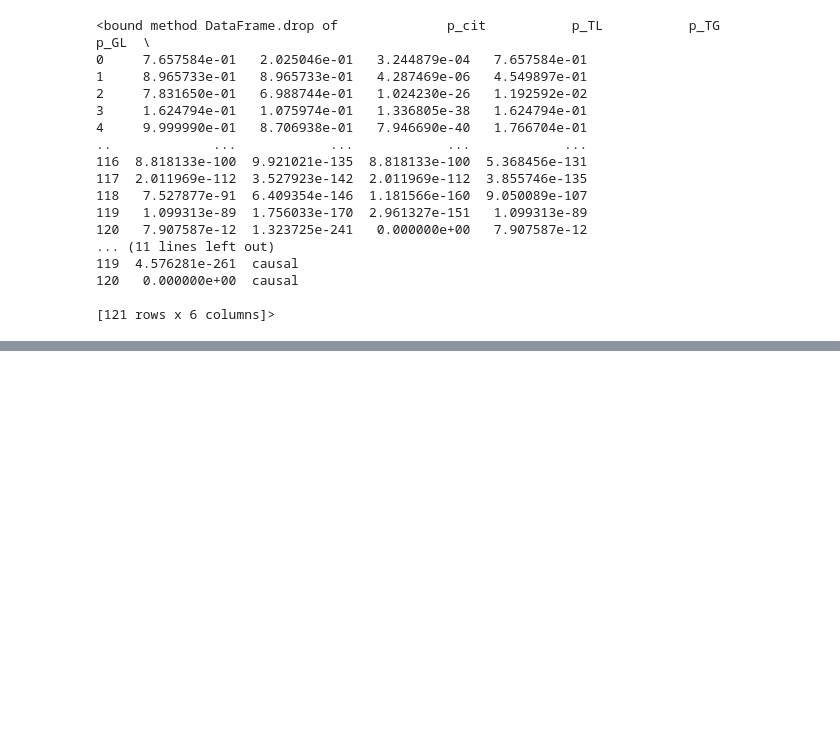
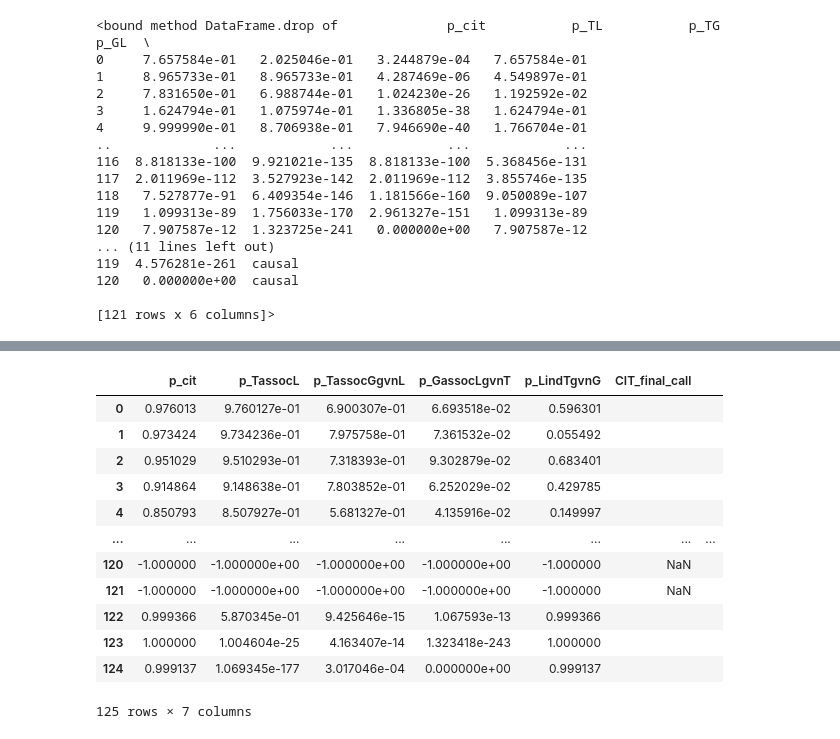
Before and after one commit to BIRDSgroup/NLCD, a Jupyter notebook: thirdApproach/process_result.ipynb, the cells around one changed output, grey strips where cells are left out. Cells and saved outputs as stored; diff of their text form; code cells hidden in the pictures; blank space fills up the shorter version.

Commit message:
compared the results with CIT

```diff
--- a/thirdApproach/process_result.ipynb
+++ b/thirdApproach/process_result.ipynb
@@ -3,9 +3,9 @@ import pickle
 import matplotlib.pyplot as plt
 import seaborn as sns
 # %%
-fer=open("../LinearDifferentvalues/dataset_params_Linear0to1.txt","r")
+fer=open("../LinearDifferentvalues/dataset_params_bola.txt","r")
 dataset_names=[]
-for i in range(0,121):
+for i in range(0,125):
     line=fer.readline()
     line="_".join(line.split())
     dataset_names.append(line)
@@ -143,5 +165,5 @@ presults[presults['final_call']=='causal'].shape[0]
 # %%
-citresults= pd.read_csv("../LinearDifferentvalues/CIT_testing/results_cit_Linear100datapoints.csv")
+citresults= pd.read_csv("../LinearDifferentvalues/CIT_testing/result_half_sine.csv")
 # %%
 citresults.drop
 # %% [output]
@@ -168,0 +213,16 @@ citresults[""]=" "
+# %%
+citresults
+# %% [output]
+|  | p_cit | p_TassocL | p_TassocGgvnL | p_GassocLgvnT | p_LindTgvnG | CIT_final_call |  |
+| 0 | 0.976013 | 9.760127e-01 | 6.900307e-01 | 6.693518e-02 | 0.596301 |  |  |
+| 1 | 0.973424 | 9.734236e-01 | 7.975758e-01 | 7.361532e-02 | 0.055492 |  |  |
+| 2 | 0.951029 | 9.510293e-01 | 7.318393e-01 | 9.302879e-02 | 0.683401 |  |  |
+| 3 | 0.914864 | 9.148638e-01 | 7.803852e-01 | 6.252029e-02 | 0.429785 |  |  |
+| 4 | 0.850793 | 8.507927e-01 | 5.681327e-01 | 4.135916e-02 | 0.149997 |  |  |
+| ... | ... | ... | ... | ... | ... | ... | ... |
+| 120 | -1.000000 | -1.000000e+00 | -1.000000e+00 | -1.000000e+00 | -1.000000 | NaN |  |
+| 121 | -1.000000 | -1.000000e+00 | -1.000000e+00 | -1.000000e+00 | -1.000000 | NaN |  |
+| 122 | 0.999366 | 5.870345e-01 | 9.425646e-15 | 1.067593e-13 | 0.999366 |  |  |
+| 123 | 1.000000 | 1.004604e-25 | 4.163407e-14 | 1.323418e-243 | 1.000000 |  |  |
+| 124 | 0.999137 | 1.069345e-177 | 3.017046e-04 | 0.000000e+00 | 0.999137 |  |  |
+125 rows × 7 columns
```
Also changed, not shown: parts of 14 cells of this notebook, 5 other files.
